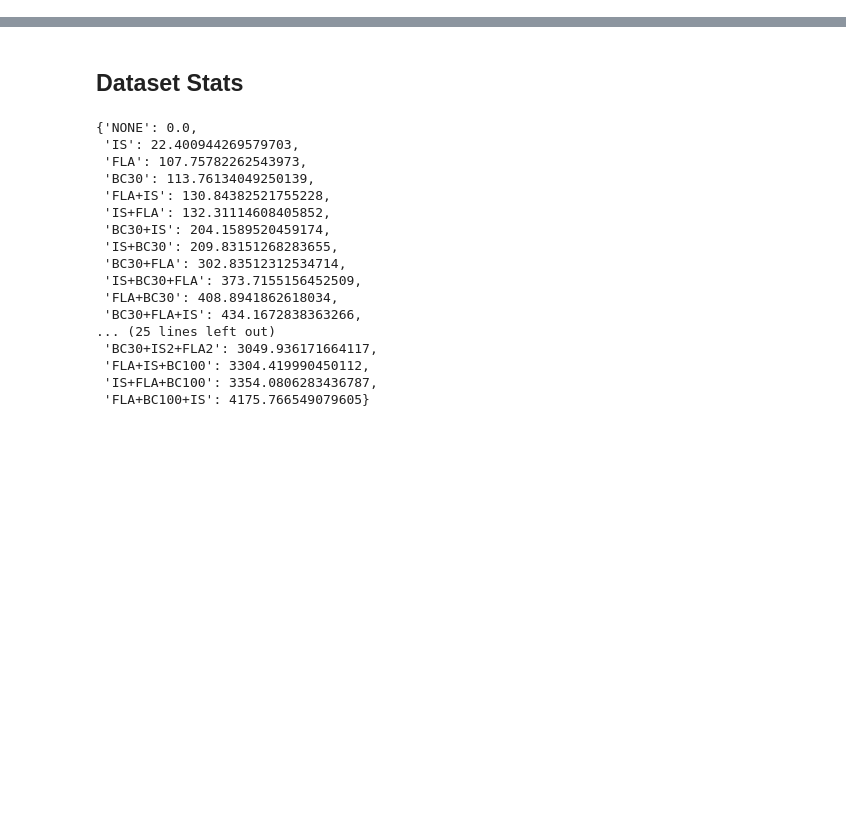
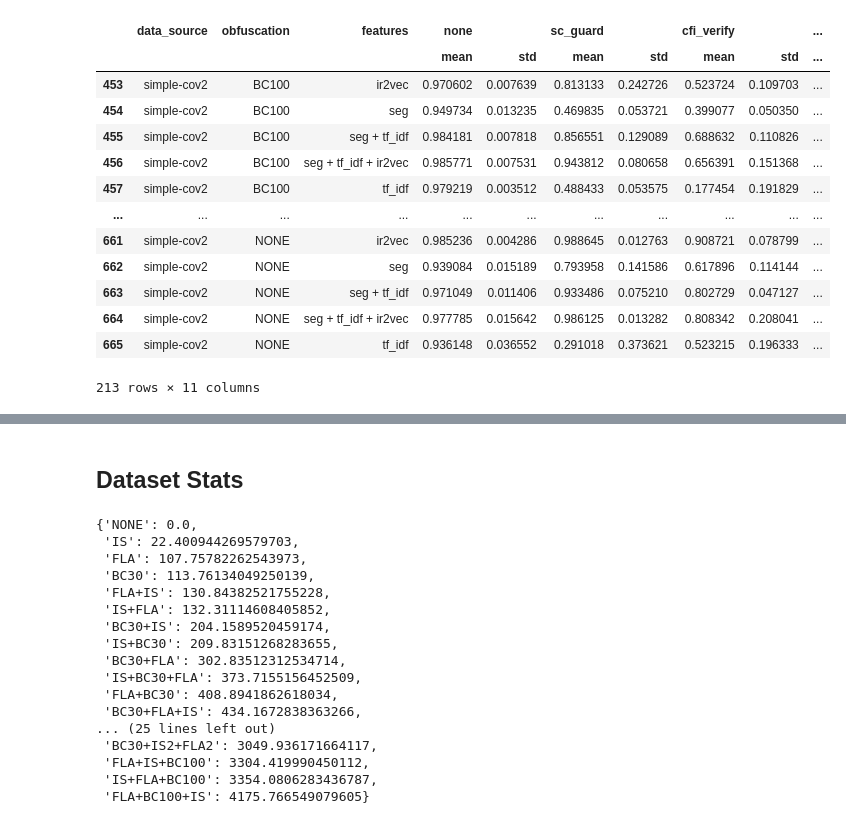
Before and after one commit to tum-i4/sipvsml, a Jupyter notebook: sip_vs_pipeline/evaluation/generate_plots.ipynb, the cells around one changed output, grey strips where cells are left out. Drawn from its saved outputs; the diff is of its cells as text; code cells hidden in the pictures; blank space fills up the shorter version.

```diff
--- a/sip_vs_pipeline/evaluation/generate_plots.ipynb
+++ b/sip_vs_pipeline/evaluation/generate_plots.ipynb
@@ -72,3 +68,20 @@ mibench_df
+# %%
+results_table[results_table['data_source'] == 'simple-cov2']
+# %% [output]
+|  | data_source | obfuscation | features | none |  | sc_guard |  | cfi_verify |  | ... |
+|  |  |  |  | mean | std | mean | std | mean | std | ... |
+| 453 | simple-cov2 | BC100 | ir2vec | 0.970602 | 0.007639 | 0.813133 | 0.242726 | 0.523724 | 0.109703 | ... |
+| 454 | simple-cov2 | BC100 | seg | 0.949734 | 0.013235 | 0.469835 | 0.053721 | 0.399077 | 0.050350 | ... |
+| 455 | simple-cov2 | BC100 | seg + tf_idf | 0.984181 | 0.007818 | 0.856551 | 0.129089 | 0.688632 | 0.110826 | ... |
+| 456 | simple-cov2 | BC100 | seg + tf_idf + ir2vec | 0.985771 | 0.007531 | 0.943812 | 0.080658 | 0.656391 | 0.151368 | ... |
+| 457 | simple-cov2 | BC100 | tf_idf | 0.979219 | 0.003512 | 0.488433 | 0.053575 | 0.177454 | 0.191829 | ... |
+| ... | ... | ... | ... | ... | ... | ... | ... | ... | ... | ... |
+| 661 | simple-cov2 | NONE | ir2vec | 0.985236 | 0.004286 | 0.988645 | 0.012763 | 0.908721 | 0.078799 | ... |
+| 662 | simple-cov2 | NONE | seg | 0.939084 | 0.015189 | 0.793958 | 0.141586 | 0.617896 | 0.114144 | ... |
+| 663 | simple-cov2 | NONE | seg + tf_idf | 0.971049 | 0.011406 | 0.933486 | 0.075210 | 0.802729 | 0.047127 | ... |
+| 664 | simple-cov2 | NONE | seg + tf_idf + ir2vec | 0.977785 | 0.015642 | 0.986125 | 0.013282 | 0.808342 | 0.208041 | ... |
+| 665 | simple-cov2 | NONE | tf_idf | 0.936148 | 0.036552 | 0.291018 | 0.373621 | 0.523215 | 0.196333 | ... |
+213 rows × 11 columns
 # %%
 df['features'].unique()
 # %% [output]
```
Also changed, not shown: parts of 7 cells of this notebook, 11 other files.
